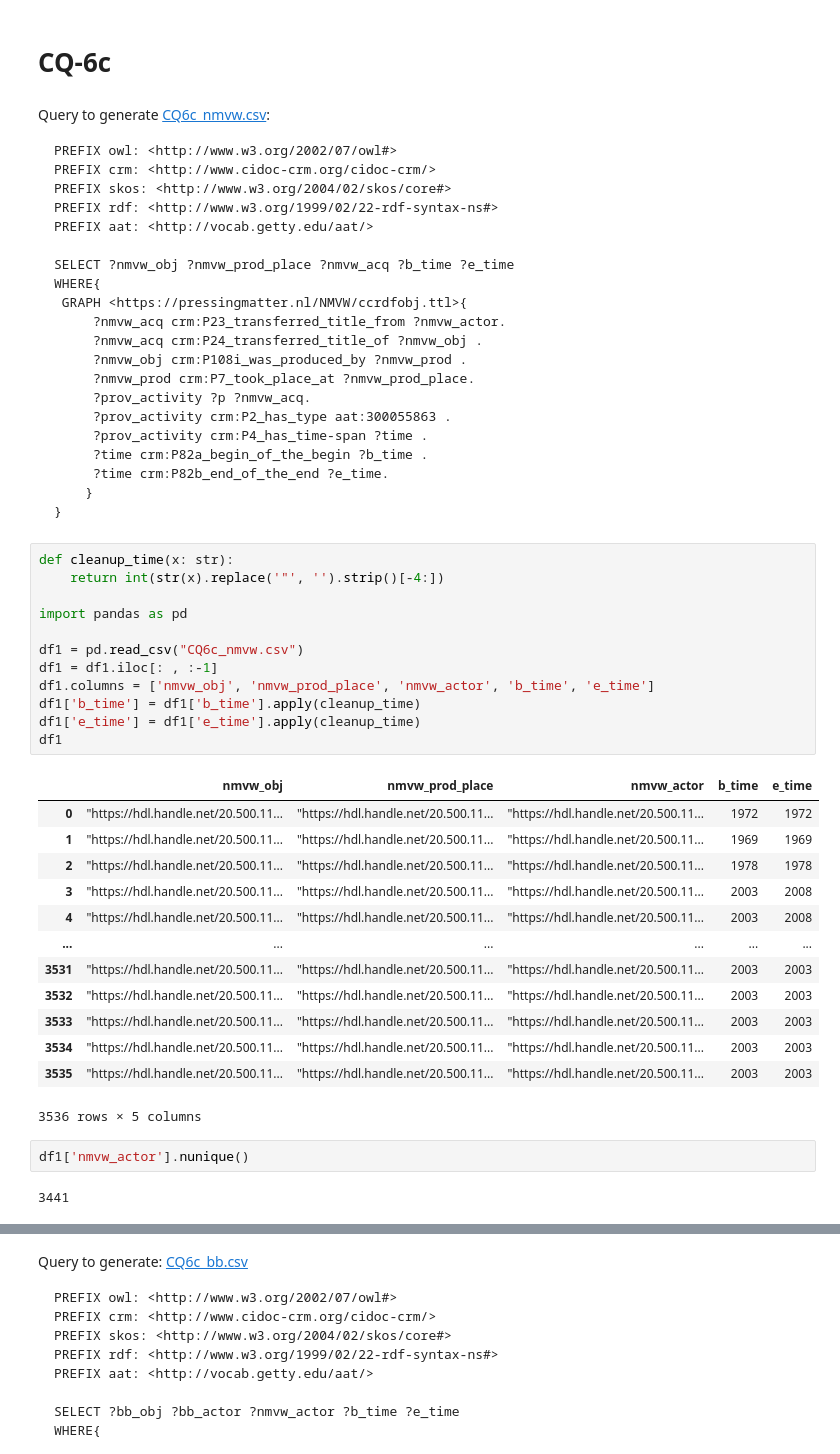
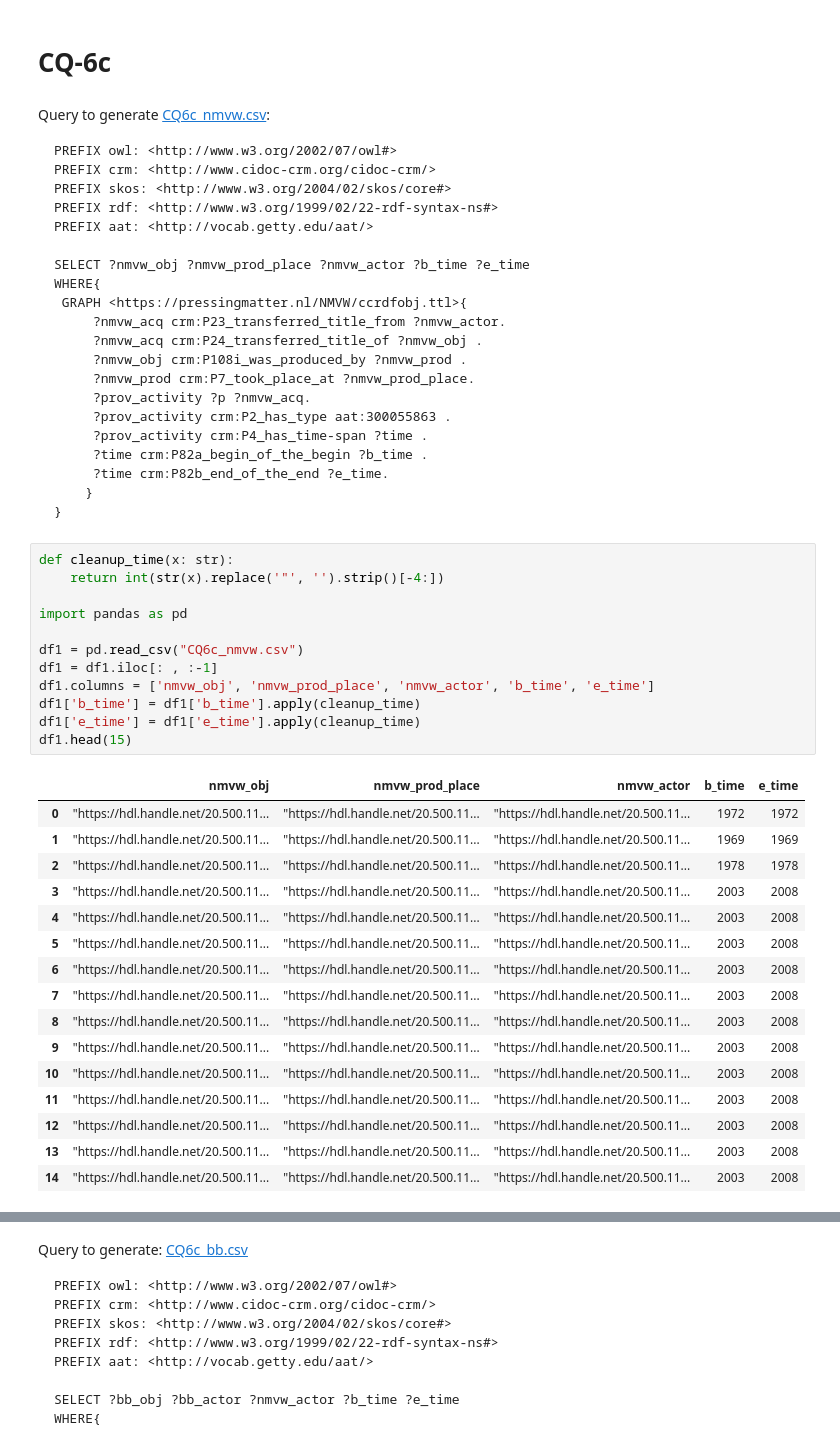
Before and after one commit to Shoilee/dh_entity_linking_v2, a Jupyter notebook: workflow/query/results.ipynb, the cells around one changed output, grey strips where cells are left out. Cells and saved outputs as stored; diff of their text form.

```diff
--- a/workflow/query/results.ipynb
+++ b/workflow/query/results.ipynb
@@ -888,7 +1061,7 @@ PREFIX skos: <http://www.w3.org/2004/02/skos/core#>
 PREFIX rdf: <http://www.w3.org/1999/02/22-rdf-syntax-ns#>
 PREFIX aat: <http://vocab.getty.edu/aat/>
 
-SELECT ?nmvw_obj ?nmvw_prod_place ?nmvw_acq ?b_time ?e_time
+SELECT ?nmvw_obj ?nmvw_prod_place ?nmvw_actor ?b_time ?e_time
 WHERE{
  GRAPH <https://pressingmatter.nl/NMVW/ccrdfobj.ttl>{
      ?nmvw_acq crm:P23_transferred_title_from ?nmvw_actor.
@@ -906,31 +1079,30 @@ WHERE{
 # %%
 def cleanup_time(x: str):
     return int(str(x).replace('"', '').strip()[-4:])
 
 import pandas as pd
 
 df1 = pd.read_csv("CQ6c_nmvw.csv")
 df1 = df1.iloc[: , :-1]
 df1.columns = ['nmvw_obj', 'nmvw_prod_place', 'nmvw_actor', 'b_time', 'e_time']
 df1['b_time'] = df1['b_time'].apply(cleanup_time)
 df1['e_time'] = df1['e_time'].apply(cleanup_time)
-df1
+df1.head(15)
 # %% [output]
 |  | nmvw_obj | nmvw_prod_place | nmvw_actor | b_time | e_time |
 | 0 | "https://hdl.handle.net/20.500.11... | "https://hdl.handle.net/20.500.11... | "https://hdl.handle.net/20.500.11... | 1972 | 1972 |
 | 1 | "https://hdl.handle.net/20.500.11... | "https://hdl.handle.net/20.500.11... | "https://hdl.handle.net/20.500.11... | 1969 | 1969 |
 | 2 | "https://hdl.handle.net/20.500.11... | "https://hdl.handle.net/20.500.11... | "https://hdl.handle.net/20.500.11... | 1978 | 1978 |
 | 3 | "https://hdl.handle.net/20.500.11... | "https://hdl.handle.net/20.500.11... | "https://hdl.handle.net/20.500.11... | 2003 | 2008 |
 | 4 | "https://hdl.handle.net/20.500.11... | "https://hdl.handle.net/20.500.11... | "https://hdl.handle.net/20.500.11... | 2003 | 2008 |
-| ... | ... | ... | ... | ... | ... |
-| 3531 | "https://hdl.handle.net/20.500.11... | "https://hdl.handle.net/20.500.11... | "https://hdl.handle.net/20.500.11... | 2003 | 2003 |
-| 3532 | "https://hdl.handle.net/20.500.11... | "https://hdl.handle.net/20.500.11... | "https://hdl.handle.net/20.500.11... | 2003 | 2003 |
-| 3533 | "https://hdl.handle.net/20.500.11... | "https://hdl.handle.net/20.500.11... | "https://hdl.handle.net/20.500.11... | 2003 | 2003 |
-| 3534 | "https://hdl.handle.net/20.500.11... | "https://hdl.handle.net/20.500.11... | "https://hdl.handle.net/20.500.11... | 2003 | 2003 |
-| 3535 | "https://hdl.handle.net/20.500.11... | "https://hdl.handle.net/20.500.11... | "https://hdl.handle.net/20.500.11... | 2003 | 2003 |
+| 5 | "https://hdl.handle.net/20.500.11... | "https://hdl.handle.net/20.500.11... | "https://hdl.handle.net/20.500.11... | 2003 | 2008 |
+| 6 | "https://hdl.handle.net/20.500.11... | "https://hdl.handle.net/20.500.11... | "https://hdl.handle.net/20.500.11... | 2003 | 2008 |
+| 7 | "https://hdl.handle.net/20.500.11... | "https://hdl.handle.net/20.500.11... | "https://hdl.handle.net/20.500.11... | 2003 | 2008 |
+| 8 | "https://hdl.handle.net/20.500.11... | "https://hdl.handle.net/20.500.11... | "https://hdl.handle.net/20.500.11... | 2003 | 2008 |
+| 9 | "https://hdl.handle.net/20.500.11... | "https://hdl.handle.net/20.500.11... | "https://hdl.handle.net/20.500.11... | 2003 | 2008 |
+| 10 | "https://hdl.handle.net/20.500.11... | "https://hdl.handle.net/20.500.11... | "https://hdl.handle.net/20.500.11... | 2003 | 2008 |
+| 11 | "https://hdl.handle.net/20.500.11... | "https://hdl.handle.net/20.500.11... | "https://hdl.handle.net/20.500.11... | 2003 | 2008 |
+| 12 | "https://hdl.handle.net/20.500.11... | "https://hdl.handle.net/20.500.11... | "https://hdl.handle.net/20.500.11... | 2003 | 2008 |
+| 13 | "https://hdl.handle.net/20.500.11... | "https://hdl.handle.net/20.500.11... | "https://hdl.handle.net/20.500.11... | 2003 | 2008 |
+| 14 | "https://hdl.handle.net/20.500.11... | "https://hdl.handle.net/20.500.11... | "https://hdl.handle.net/20.500.11... | 2003 | 2008 |
-3536 rows × 5 columns
-# %%
-df1['nmvw_actor'].nunique()
-# %% [output]
-3441
 # %%
```
Also changed, not shown: parts of 44 cells of this notebook, 8 other files.
